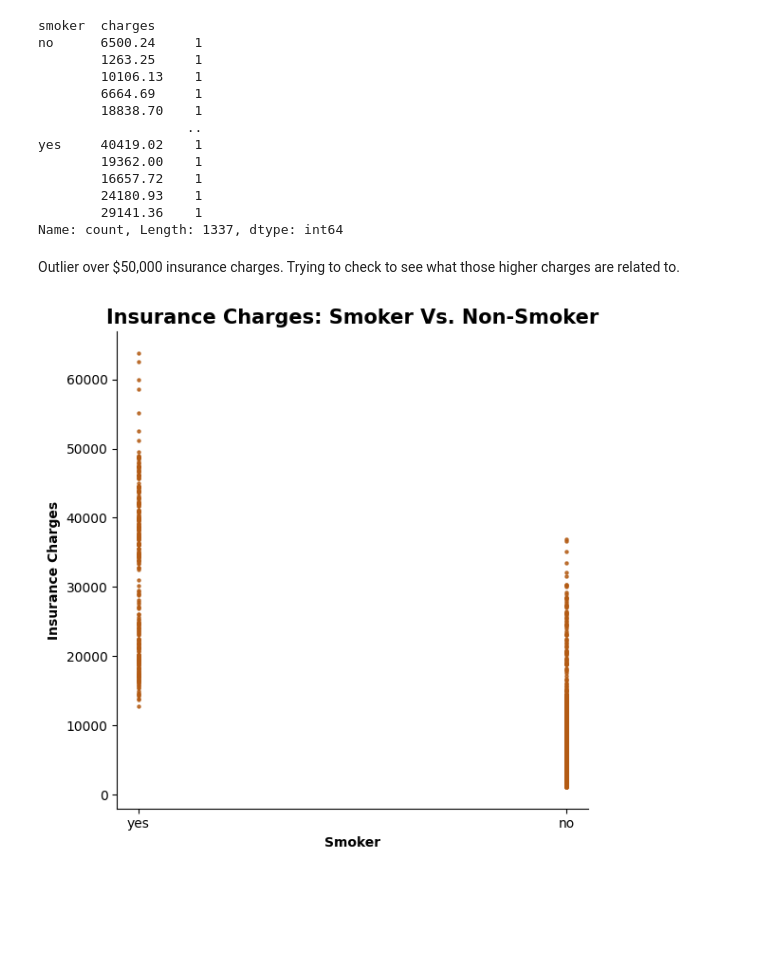
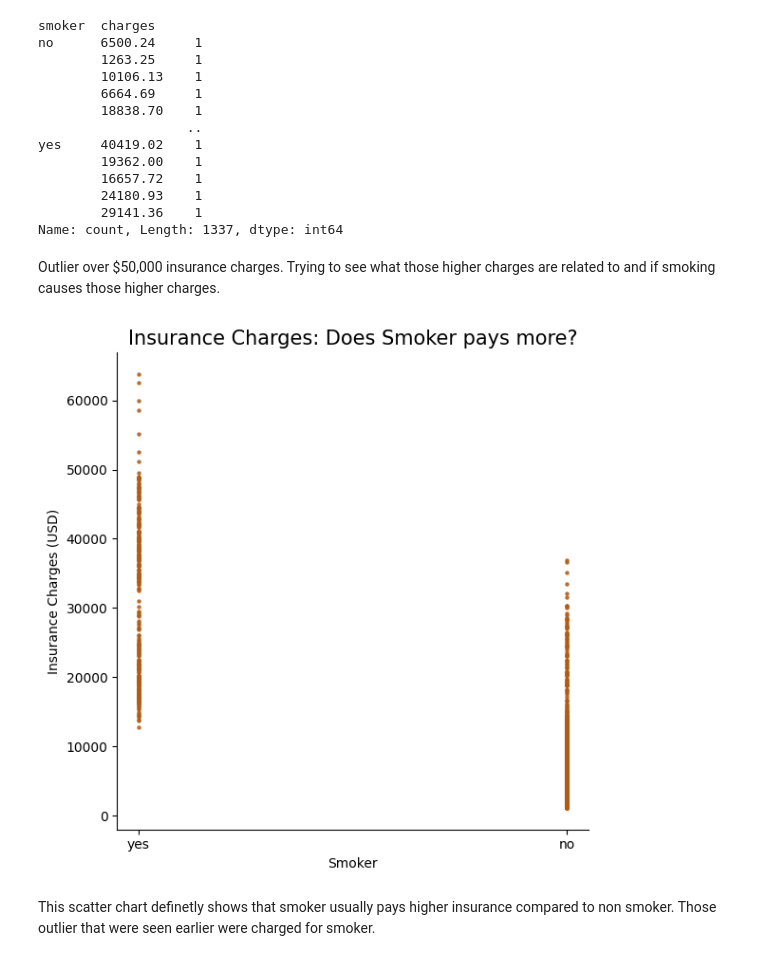
Before and after one commit to bebinshrestha/Insurance_Cost_Analysis, a Jupyter notebook: Notebook/Insurance_cost_analysis.ipynb, the cells around one changed output. Drawn from its saved outputs; the diff is of its cells as text; code cells hidden in the pictures; blank space fills up the shorter version.

```diff
--- a/Notebook/Insurance_cost_analysis.ipynb
+++ b/Notebook/Insurance_cost_analysis.ipynb
@@ -6,3 +5,5 @@ df = pd.read_csv("C:/Users/bebin/Projects/Keystone_Project/Data/medical_insuranc
+# %%
+df = pd.read_csv("../data/medical_insurance_2026_kaggle.csv")
 # %%
 df.head()
 # %% [output]
@@ -321,25 +329,27 @@ yes     40419.02    1
         29141.36    1
 Name: count, Length: 1337, dtype: int64
 # %% [markdown]
-Outlier over $50,000 insurance charges. Trying to check to see what those higher charges are related to.
+Outlier over $50,000 insurance charges. Trying to see what those higher charges are related to and if smoking causes those higher charges.
 # %%
 plt.figure(figsize=(6,6))
 plt.scatter(
     df["smoker"],
     df["charges"],
     color=("#b35b14"),
     alpha = 0.8,
     s = 5
 )
-plt.title("Insurance Charges: Smoker Vs. Non-Smoker", fontsize= 15, fontweight= "bold")
-plt.xlabel("Smoker", fontweight= "bold")
-plt.ylabel("Insurance Charges", fontweight= "bold")
+plt.title("Insurance Charges: Does Smoker pays more?", fontsize= 15)
+plt.xlabel("Smoker")
+plt.ylabel("Insurance Charges (USD)")
 
 ax = plt.gca()
 ax.spines['top'].set_visible(False)
 ax.spines['right'].set_visible(False)
 
 plt.tight_layout()
 plt.show()
 # %% [output]
-[figure, old version]
+[figure, new version]
+# %% [markdown]
+This scatter chart definetly shows that smoker usually pays higher insurance compared to non smoker. Those outlier that were seen earlier were charged for smoker.
```
Also changed, not shown: parts of 16 cells of this notebook, 1 other file.
